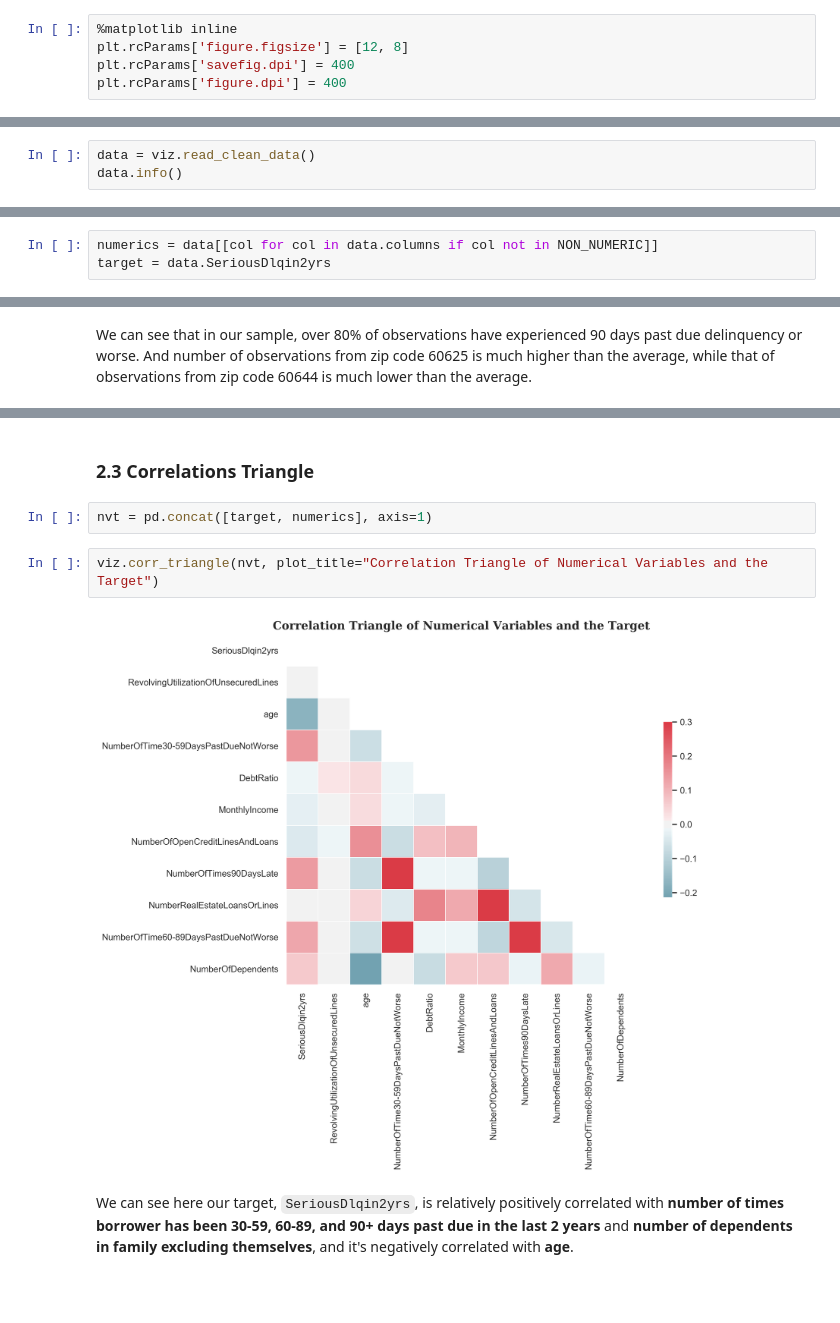
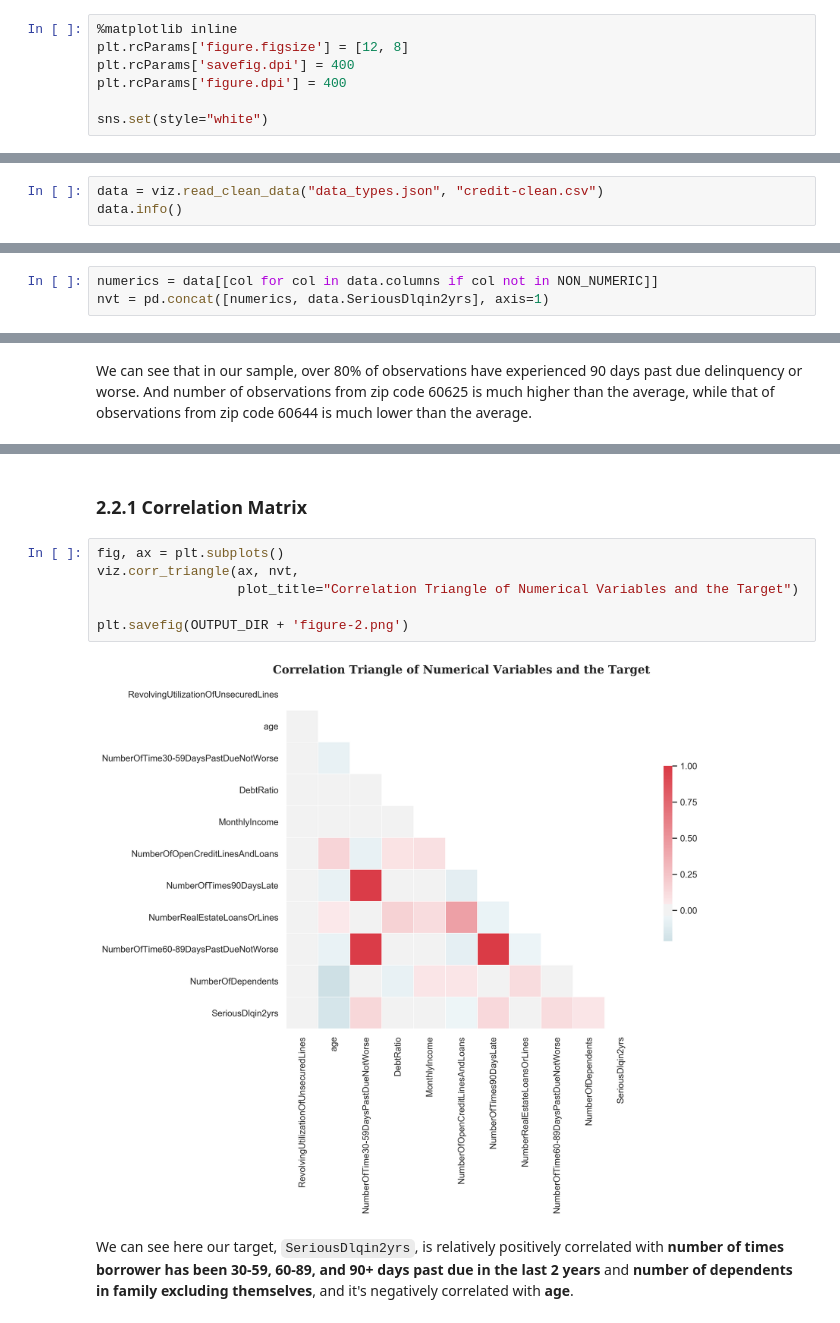
Before and after one commit to KunyuHe/ML-Pipeline-on-Financial-Distress-Data, a Jupyter notebook: EDA/Data Exploration.ipynb, the cells around one changed output, grey strips where cells are left out. Drawn from its saved outputs; the diff is of its cells as text; blank space fills up the shorter version.

```diff
--- a/EDA/Data Exploration.ipynb
+++ b/EDA/Data Exploration.ipynb
@@ -18,12 +19,14 @@ NON_NUMERIC = ["PersonID", "zipcode", "SeriousDlqin2yrs"]
 plt.rcParams['figure.figsize'] = [12, 8]
 plt.rcParams['savefig.dpi'] = 400
 plt.rcParams['figure.dpi'] = 400
+
+sns.set(style="white")
 # %% [markdown]
 ## 1. Load Data
 # %% [markdown]
 Load data into our working environment.
 # %%
-data = viz.read_clean_data()
+data = viz.read_clean_data("data_types.json", "credit-clean.csv")
 data.info()
 # %% [output]
 <class 'pandas.core.frame.DataFrame'>
@@ -49,6 +52,6 @@ Extract numeric columns and target variable from the data set.
 # %%
 numerics = data[[col for col in data.columns if col not in NON_NUMERIC]]
-target = data.SeriousDlqin2yrs
+nvt = pd.concat([numerics, data.SeriousDlqin2yrs], axis=1)
 # %% [markdown]
 ## 2. EDA
 # %% [markdown]
@@ -88,10 +81,12 @@ viz.hist_panel(numerics, cut=True)
-# %% [markdown]
-### 2.3 Correlations Triangle
-# %%
-nvt = pd.concat([target, numerics], axis=1)
+# %% [markdown]
+### 2.2.1 Correlation Matrix
 # %%
-viz.corr_triangle(nvt, plot_title="Correlation Triangle of Numerical Variables and the Target")
+fig, ax = plt.subplots()
+viz.corr_triangle(ax, nvt,
+                  plot_title="Correlation Triangle of Numerical Variables and the Target")
+
+plt.savefig(OUTPUT_DIR + 'figure-2.png')
 # %% [output]
-[figure, old version]
+[figure, new version]
 # %% [markdown]
 We can see here our target, `SeriousDlqin2yrs`, is relatively positively correlated with **number of times borrower has been 30-59, 60-89, and 90+ days past due in the last 2 years** and **number of dependents in family excluding themselves**, and it's negatively correlated with **age**.
```
Also changed, not shown: parts of 20 cells of this notebook, 7 other files.
